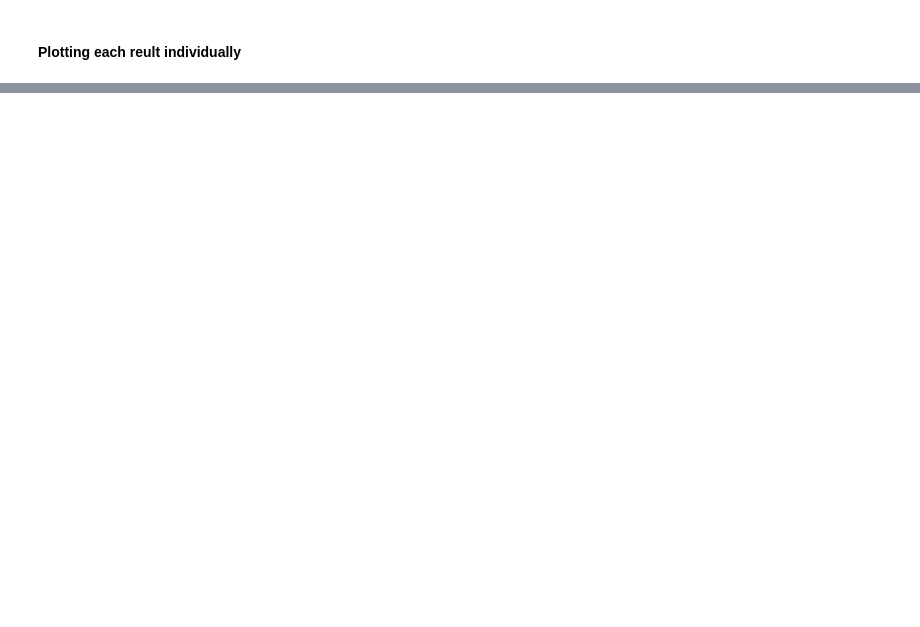
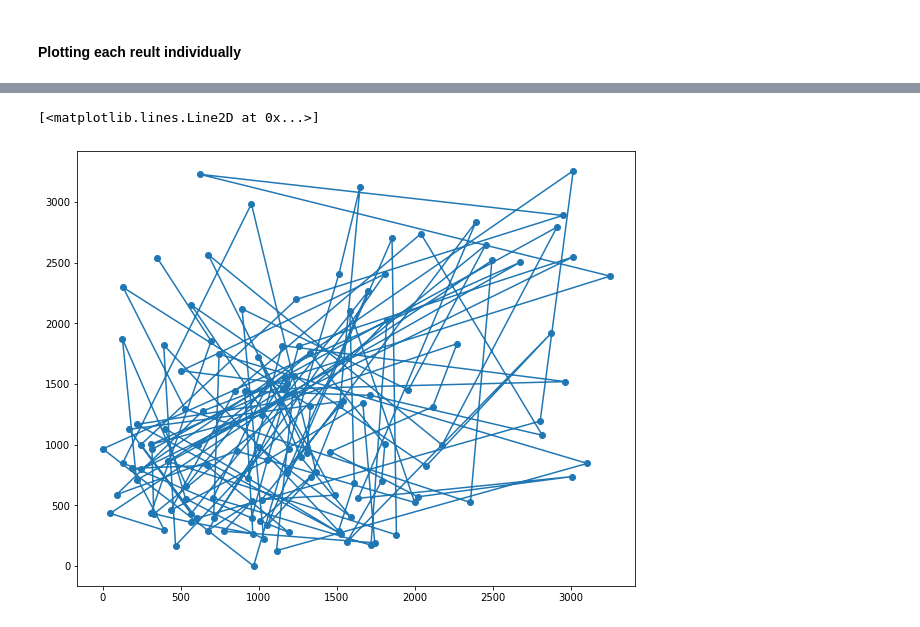
Before and after one commit to Nemat-Allah-Aloush/Algo_Tasks, a Jupyter notebook: Task 04.ipynb, the cells around one changed output, grey strips where cells are left out. Cells and saved outputs as stored; diff of their text form; code cells hidden in the pictures; blank space fills up the shorter version.

Commit message:
Finalizing 03 and 04 Tasks

```diff
--- a/Task 04.ipynb
+++ b/Task 04.ipynb
@@ -121,0 +123,11 @@ plt.plot(x, approximation( res_evol.x,x))
+# %%
+# Finding the Solution
+local_opt = frigidum.sa(random_start=random_first_path,
+           objective_function=tsp.objective_function,
+           neighbours=[tsp.euclidian_bomb_and_fix, tsp.euclidian_nuke_and_fix, tsp.route_bomb_and_fix, tsp.route_nuke_and_fix, tsp.random_disconnect_vertices_and_fix],
+           copy_state=frigidum.annealing.naked,
+           T_start=10**5,
+           alpha=.92,
+           T_stop=0.001,
+           repeats=10**2,
+           post_annealing = None)
@@ -121,0 +186,8 @@ plt.plot(x, approximation( res_evol.x,x))
+# %%
+# Plotting final iteration
+plt.figure(figsize=(10, 8))
+plt.scatter(data[:, 0][local_opt[0]], data[:, 1][local_opt[0]])
+plt.plot(data[:, 0][local_opt[0]], data[:, 1][local_opt[0]])
+# %% [output]
+[<matplotlib.lines.Line2D at 0x...>]
+[figure, added]
```
Also changed, not shown: parts of 20 cells of this notebook, 3 other files.
